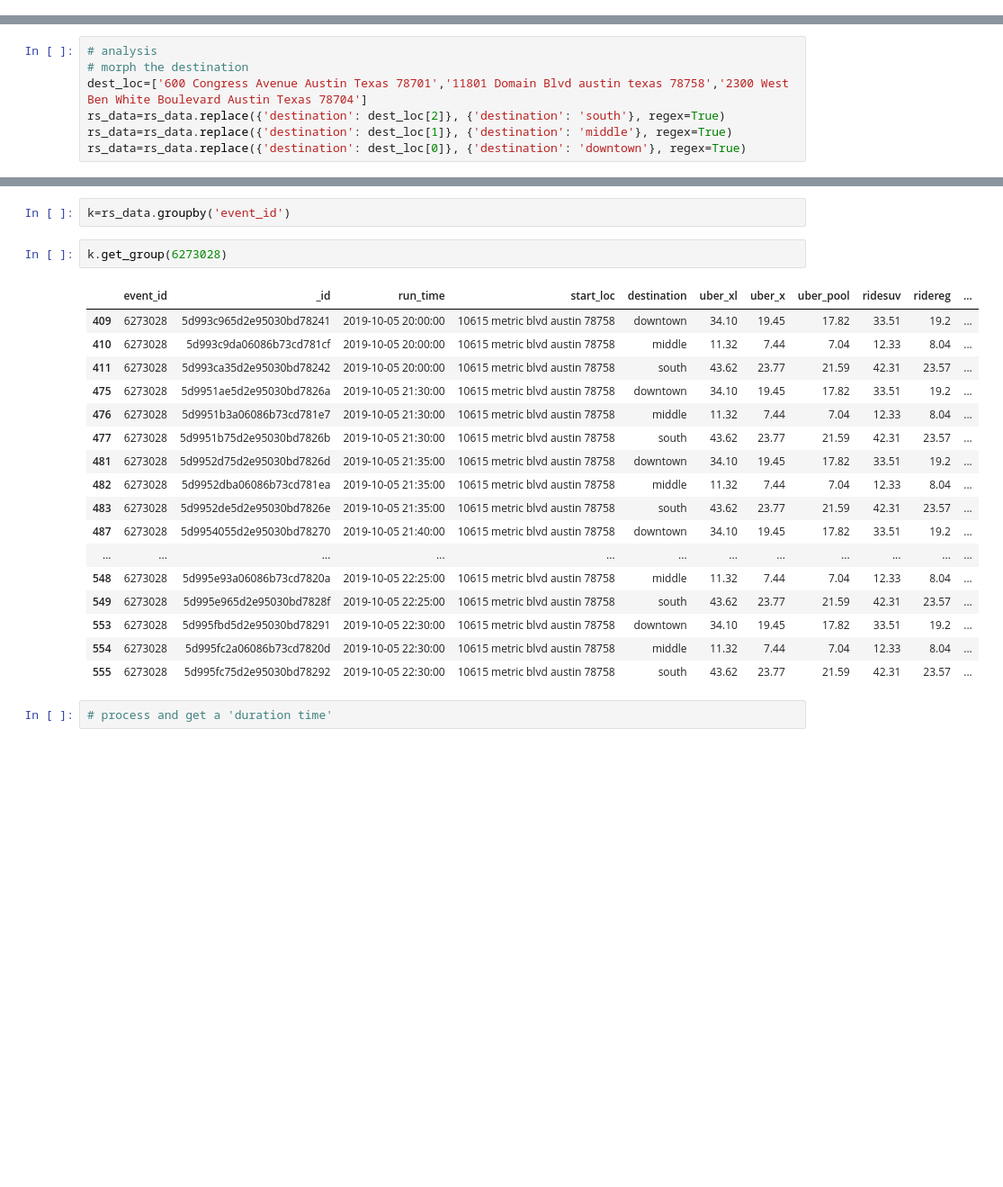
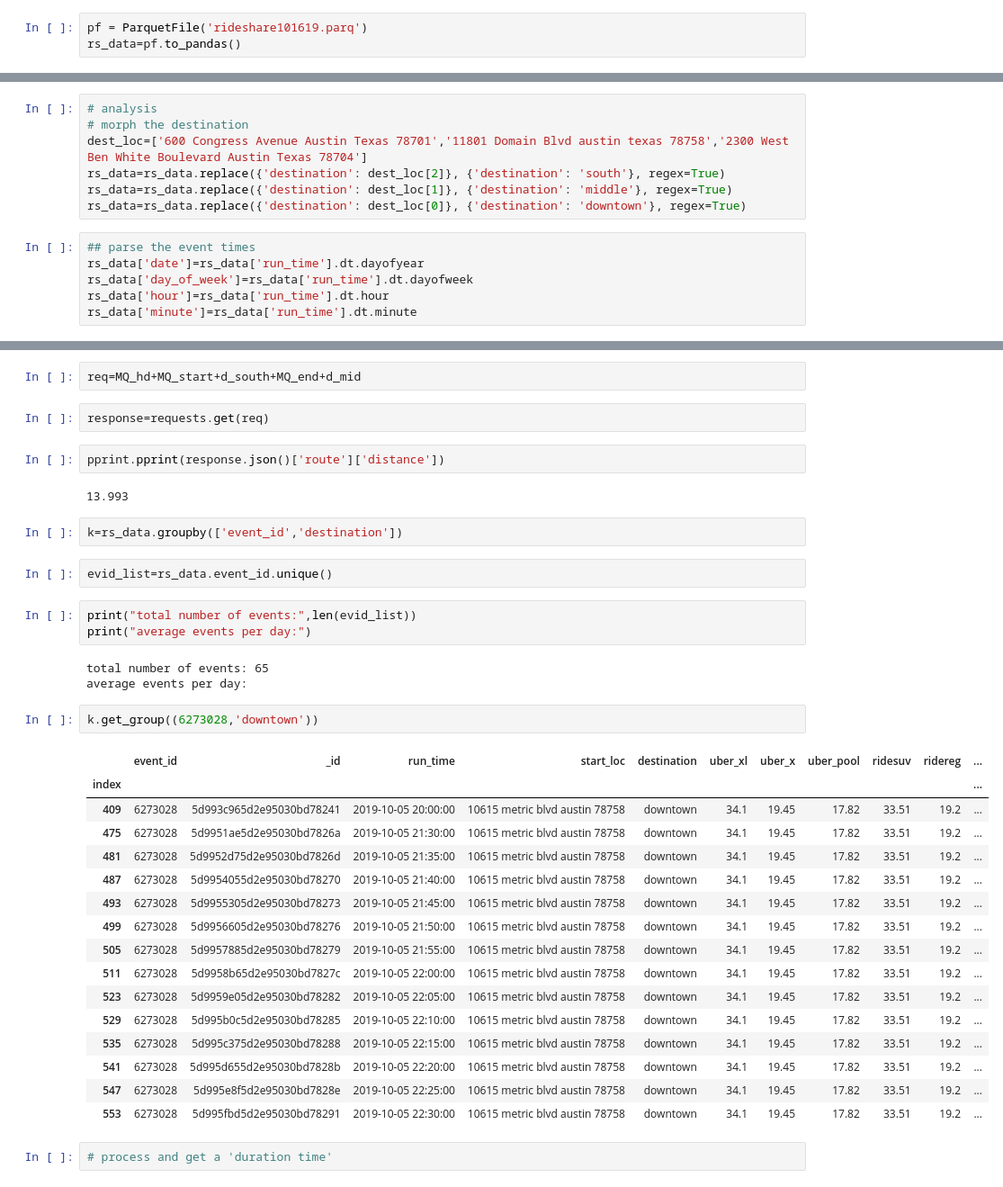
Before and after one commit to rt0161/Ridesharing_data_manipulate, a Jupyter notebook: RideshareDataEval.ipynb, the cells around one changed output, grey strips where cells are left out. Shown at 90% size. Drawn from its saved outputs; the diff is of its cells as text; blank space fills up the shorter version.

Commit message:
update nb with api request route mileage

```diff
--- a/RideshareDataEval.ipynb
+++ b/RideshareDataEval.ipynb
@@ -81,0 +82,3 @@ write('rideshare101619.parq', rs_data)
+# %%
+pf = ParquetFile('rideshare101619.parq')
+rs_data=pf.to_pandas()
@@ -86,3 +99,9 @@ dest_loc=['600 Congress Avenue Austin Texas 78701','11801 Domain Blvd austin tex
 rs_data=rs_data.replace({'destination': dest_loc[2]}, {'destination': 'south'}, regex=True)
 rs_data=rs_data.replace({'destination': dest_loc[1]}, {'destination': 'middle'}, regex=True)
 rs_data=rs_data.replace({'destination': dest_loc[0]}, {'destination': 'downtown'}, regex=True)
+# %%
+## parse the event times
+rs_data['date']=rs_data['run_time'].dt.dayofyear
+rs_data['day_of_week']=rs_data['run_time'].dt.dayofweek
+rs_data['hour']=rs_data['run_time'].dt.hour
+rs_data['minute']=rs_data['run_time'].dt.minute
@@ -89,25 +129,40 @@ rs_data=rs_data.replace({'destination': dest_loc[0]}, {'destination': 'downtown'
+# %%
+req=MQ_hd+MQ_start+d_south+MQ_end+d_mid
+# %%
+response=requests.get(req)
+# %%
+pprint.pprint(response.json()['route']['distance'])
+# %% [output]
+13.993
 # %%
-k=rs_data.groupby('event_id')
+k=rs_data.groupby(['event_id','destination'])
+# %%
+evid_list=rs_data.event_id.unique()
+# %%
+print("total number of events:",len(evid_list))
+print("average events per day:")
+# %% [output]
+total number of events: 65
+average events per day:
 # %%
-k.get_group(6273028)
+k.get_group((6273028,'downtown'))
 # %% [output]
 |  | event_id | _id | run_time | start_loc | destination | uber_xl | uber_x | uber_pool | ridesuv | ridereg | ... |
-| 409 | 6273028 | 5d993c965d2e95030bd78241 | 2019-10-05 20:00:00 | 10615 metric blvd austin 78758 | downtown | 34.10 | 19.45 | 17.82 | 33.51 | 19.2 | ... |
-| 410 | 6273028 | 5d993c9da06086b73cd781cf | 2019-10-05 20:00:00 | 10615 metric blvd austin 78758 | middle | 11.32 | 7.44 | 7.04 | 12.33 | 8.04 | ... |
-| 411 | 6273028 | 5d993ca35d2e95030bd78242 | 2019-10-05 20:00:00 | 10615 metric blvd austin 78758 | south | 43.62 | 23.77 | 21.59 | 42.31 | 23.57 | ... |
-| 475 | 6273028 | 5d9951ae5d2e95030bd7826a | 2019-10-05 21:30:00 | 10615 metric blvd austin 78758 | downtown | 34.10 | 19.45 | 17.82 | 33.51 | 19.2 | ... |
-| 476 | 6273028 | 5d9951b3a06086b73cd781e7 | 2019-10-05 21:30:00 | 10615 metric blvd austin 78758 | middle | 11.32 | 7.44 | 7.04 | 12.33 | 8.04 | ... |
-| 477 | 6273028 | 5d9951b75d2e95030bd7826b | 2019-10-05 21:30:00 | 10615 metric blvd austin 78758 | south | 43.62 | 23.77 | 21.59 | 42.31 | 23.57 | ... |
-| 481 | 6273028 | 5d9952d75d2e95030bd7826d | 2019-10-05 21:35:00 | 10615 metric blvd austin 78758 | downtown | 34.10 | 19.45 | 17.82 | 33.51 | 19.2 | ... |
-| 482 | 6273028 | 5d9952dba06086b73cd781ea | 2019-10-05 21:35:00 | 10615 metric blvd austin 78758 | middle | 11.32 | 7.44 | 7.04 | 12.33 | 8.04 | ... |
-| 483 | 6273028 | 5d9952de5d2e95030bd7826e | 2019-10-05 21:35:00 | 10615 metric blvd austin 78758 | south | 43.62 | 23.77 | 21.59 | 42.31 | 23.57 | ... |
-| 487 | 6273028 | 5d9954055d2e95030bd78270 | 2019-10-05 21:40:00 | 10615 metric blvd austin 78758 | downtown | 34.10 | 19.45 | 17.82 | 33.51 | 19.2 | ... |
-| ... | ... | ... | ... | ... | ... | ... | ... | ... | ... | ... | ... |
-| 548 | 6273028 | 5d995e93a06086b73cd7820a | 2019-10-05 22:25:00 | 10615 metric blvd austin 78758 | middle | 11.32 | 7.44 | 7.04 | 12.33 | 8.04 | ... |
-| 549 | 6273028 | 5d995e965d2e95030bd7828f | 2019-10-05 22:25:00 | 10615 metric blvd austin 78758 | south | 43.62 | 23.77 | 21.59 | 42.31 | 23.57 | ... |
-| 553 | 6273028 | 5d995fbd5d2e95030bd78291 | 2019-10-05 22:30:00 | 10615 metric blvd austin 78758 | downtown | 34.10 | 19.45 | 17.82 | 33.51 | 19.2 | ... |
-| 554 | 6273028 | 5d995fc2a06086b73cd7820d | 2019-10-05 22:30:00 | 10615 metric blvd austin 78758 | middle | 11.32 | 7.44 | 7.04 | 12.33 | 8.04 | ... |
-| 555 | 6273028 | 5d995fc75d2e95030bd78292 | 2019-10-05 22:30:00 | 10615 metric blvd austin 78758 | south | 43.62 | 23.77 | 21.59 | 42.31 | 23.57 | ... |
+| index |  |  |  |  |  |  |  |  |  |  | ... |
+| 409 | 6273028 | 5d993c965d2e95030bd78241 | 2019-10-05 20:00:00 | 10615 metric blvd austin 78758 | downtown | 34.1 | 19.45 | 17.82 | 33.51 | 19.2 | ... |
+| 475 | 6273028 | 5d9951ae5d2e95030bd7826a | 2019-10-05 21:30:00 | 10615 metric blvd austin 78758 | downtown | 34.1 | 19.45 | 17.82 | 33.51 | 19.2 | ... |
+| 481 | 6273028 | 5d9952d75d2e95030bd7826d | 2019-10-05 21:35:00 | 10615 metric blvd austin 78758 | downtown | 34.1 | 19.45 | 17.82 | 33.51 | 19.2 | ... |
+| 487 | 6273028 | 5d9954055d2e95030bd78270 | 2019-10-05 21:40:00 | 10615 metric blvd austin 78758 | downtown | 34.1 | 19.45 | 17.82 | 33.51 | 19.2 | ... |
+| 493 | 6273028 | 5d9955305d2e95030bd78273 | 2019-10-05 21:45:00 | 10615 metric blvd austin 78758 | downtown | 34.1 | 19.45 | 17.82 | 33.51 | 19.2 | ... |
+| 499 | 6273028 | 5d9956605d2e95030bd78276 | 2019-10-05 21:50:00 | 10615 metric blvd austin 78758 | downtown | 34.1 | 19.45 | 17.82 | 33.51 | 19.2 | ... |
+| 505 | 6273028 | 5d9957885d2e95030bd78279 | 2019-10-05 21:55:00 | 10615 metric blvd austin 78758 | downtown | 34.1 | 19.45 | 17.82 | 33.51 | 19.2 | ... |
+| 511 | 6273028 | 5d9958b65d2e95030bd7827c | 2019-10-05 22:00:00 | 10615 metric blvd austin 78758 | downtown | 34.1 | 19.45 | 17.82 | 33.51 | 19.2 | ... |
+| 523 | 6273028 | 5d9959e05d2e95030bd78282 | 2019-10-05 22:05:00 | 10615 metric blvd austin 78758 | downtown | 34.1 | 19.45 | 17.82 | 33.51 | 19.2 | ... |
+| 529 | 6273028 | 5d995b0c5d2e95030bd78285 | 2019-10-05 22:10:00 | 10615 metric blvd austin 78758 | downtown | 34.1 | 19.45 | 17.82 | 33.51 | 19.2 | ... |
+| 535 | 6273028 | 5d995c375d2e95030bd78288 | 2019-10-05 22:15:00 | 10615 metric blvd austin 78758 | downtown | 34.1 | 19.45 | 17.82 | 33.51 | 19.2 | ... |
+| 541 | 6273028 | 5d995d655d2e95030bd7828b | 2019-10-05 22:20:00 | 10615 metric blvd austin 78758 | downtown | 34.1 | 19.45 | 17.82 | 33.51 | 19.2 | ... |
+| 547 | 6273028 | 5d995e8f5d2e95030bd7828e | 2019-10-05 22:25:00 | 10615 metric blvd austin 78758 | downtown | 34.1 | 19.45 | 17.82 | 33.51 | 19.2 | ... |
+| 553 | 6273028 | 5d995fbd5d2e95030bd78291 | 2019-10-05 22:30:00 | 10615 metric blvd austin 78758 | downtown | 34.1 | 19.45 | 17.82 | 33.51 | 19.2 | ... |
 # %%
 # process and get a 'duration time'
 # %%
```
Also changed, not shown: parts of 4 cells of this notebook.
